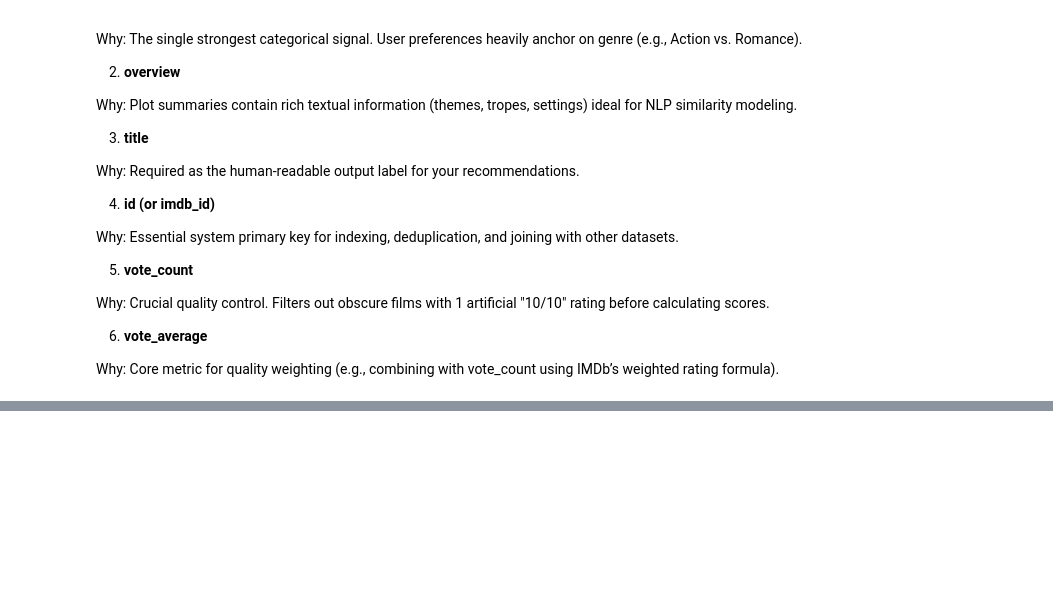
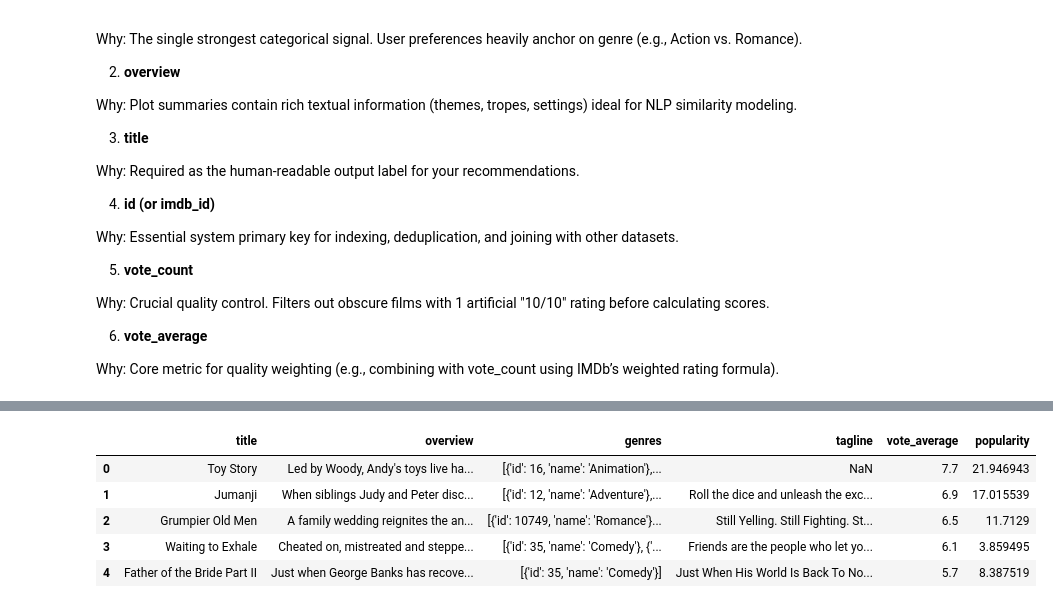
Before and after one commit to RoboZe-01/Machine-Learning-Projects, a Jupyter notebook: Movie Recommendation System/notebooks/movie2.ipynb, the cells around one changed output, grey strips where cells are left out. Cells and saved outputs as stored; diff of their text form; code cells hidden in the pictures; blank space fills up the shorter version.

```diff
--- a/Movie Recommendation System/notebooks/movie2.ipynb
+++ b/Movie Recommendation System/notebooks/movie2.ipynb
@@ -151,0 +176,11 @@ Why: Core metric for quality weighting (e.g., combining with vote_count using IM
+# %%
+df_v1 = df_v1[['title','overview','genres','tagline','vote_average','popularity']]
+# %%
+df_v1.head()
+# %% [output]
+|  | title | overview | genres | tagline | vote_average | popularity |
+| 0 | Toy Story | Led by Woody, Andy's toys live ha... | [{'id': 16, 'name': 'Animation'},... | NaN | 7.7 | 21.946943 |
+| 1 | Jumanji | When siblings Judy and Peter disc... | [{'id': 12, 'name': 'Adventure'},... | Roll the dice and unleash the exc... | 6.9 | 17.015539 |
+| 2 | Grumpier Old Men | A family wedding reignites the an... | [{'id': 10749, 'name': 'Romance'}... | Still Yelling. Still Fighting. St... | 6.5 | 11.7129 |
+| 3 | Waiting to Exhale | Cheated on, mistreated and steppe... | [{'id': 35, 'name': 'Comedy'}, {'... | Friends are the people who let yo... | 6.1 | 3.859495 |
+| 4 | Father of the Bride Part II | Just when George Banks has recove... | [{'id': 35, 'name': 'Comedy'}] | Just When His World Is Back To No... | 5.7 | 8.387519 |
```
Also changed, not shown: parts of 47 cells of this notebook.
